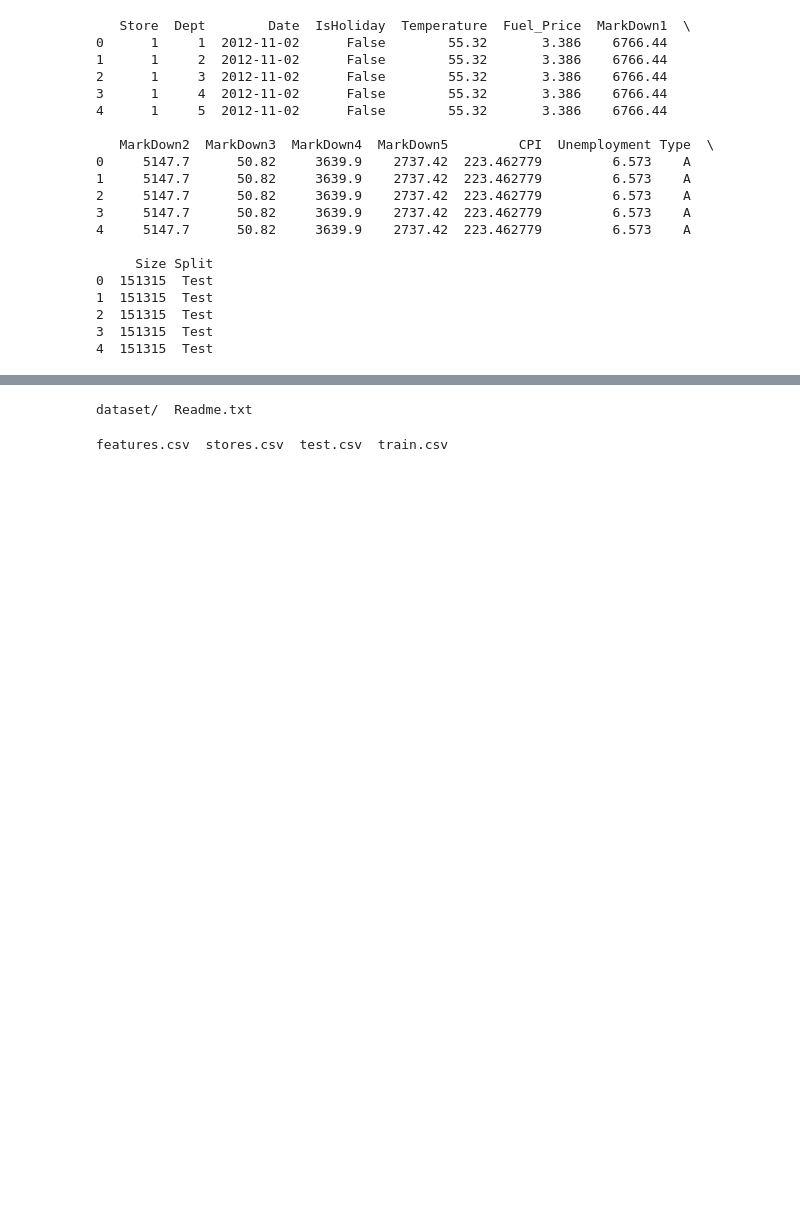
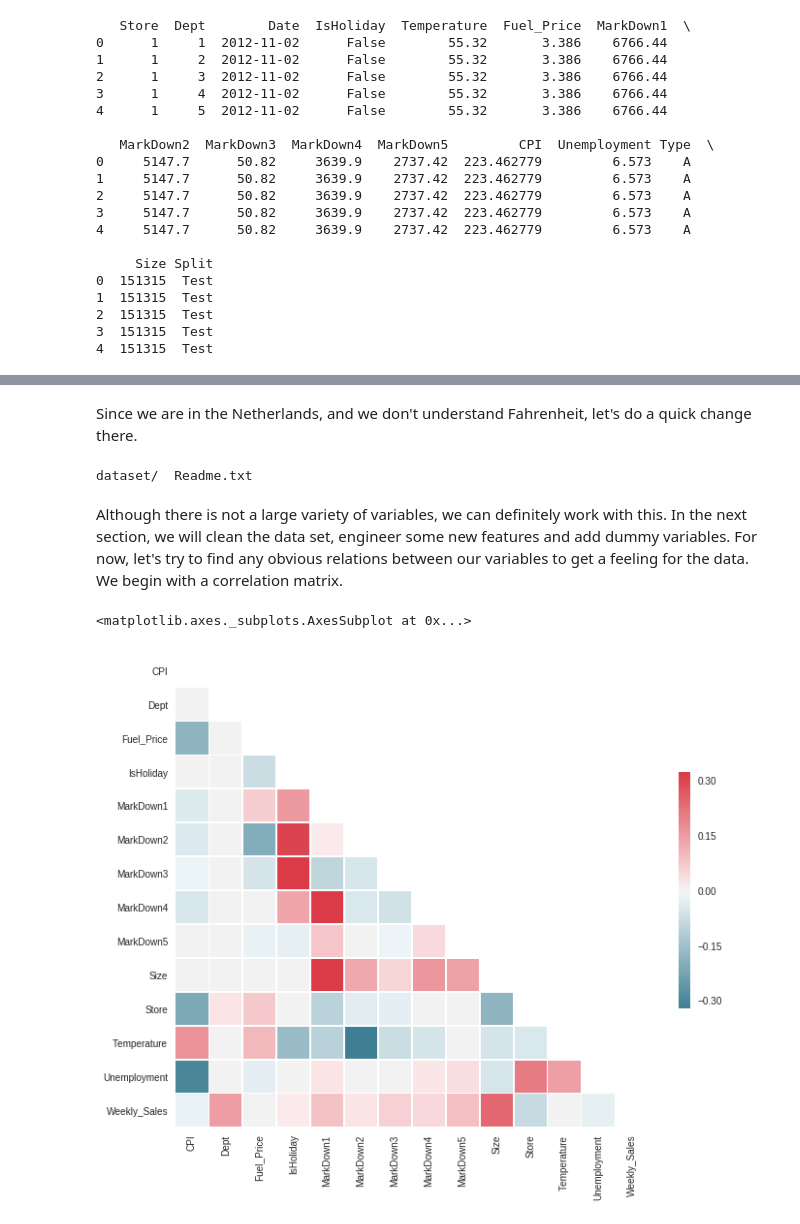
Before and after one commit to bitaller/walmart, a Jupyter notebook: walmart.ipynb, the cells around one changed output, grey strips where cells are left out. Saved outputs shown, nothing was run; the diff lists cells and outputs as text; code cells hidden in the pictures; blank space fills up the shorter version.

```diff
--- a/walmart.ipynb
+++ b/walmart.ipynb
@@ -169,0 +158,4 @@ rm -rf walmart
+# %%
+t_len = len(train) # Get number of training examples
+df = pd.concat([train,test],axis=0) # Join train and test
+df.tail() # Get an overview of the data
@@ -170,8 +183,33 @@ rm -rf walmart
+# %% [markdown]
+Since we are in the Netherlands, and we don't understand Fahrenheit, let's do a quick change there.
+# %%
+df['Temperature'] = (df['Temperature'] - 32) * 5/9
 # %%
 ls walmart
 # %% [output]
 dataset/  Readme.txt
-# %%
-ls walmart/dataset
-# %% [output]
-features.csv  stores.csv  test.csv  train.csv
+# %% [markdown]
+Although there is not a large variety of variables, we can definitely work with this. In the next section, we will clean the data set, engineer some new features and add dummy variables. For now, let's try to find any obvious relations between our variables to get a feeling for the data. We begin with a correlation matrix.
+# %%
+# Code from https://seaborn.pydata.org/examples/many_pairwise_correlations.html
+sns.set(style="white")
+
+# Compute the correlation matrix
+corr = df.corr()
+
+# Generate a mask for the upper triangle
+mask = np.zeros_like(corr, dtype=np.bool)
+mask[np.triu_indices_from(mask)] = True
+
+# Set up the matplotlib figure
+f, ax = plt.subplots(figsize=(11, 9))
+
+# Generate a custom diverging colormap
+cmap = sns.diverging_palette(220, 10, as_cmap=True)
+
+# Draw the heatmap with the mask and correct aspect ratio
+sns.heatmap(corr, mask=mask, cmap=cmap, vmax=.3, center=0,
+            square=True, linewidths=.5, cbar_kws={"shrink": .5})
+# %% [output]
+<matplotlib.axes._subplots.AxesSubplot at 0x...>
+[figure, added]
```
Also changed, not shown: parts of 81 cells of this notebook.
